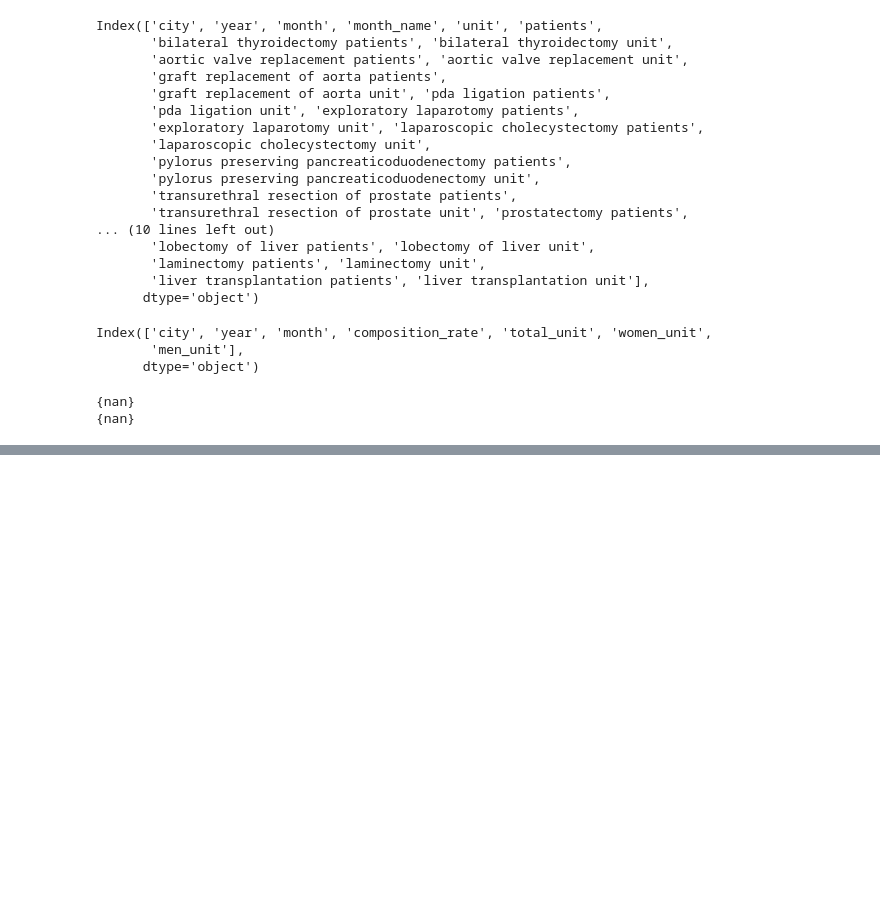
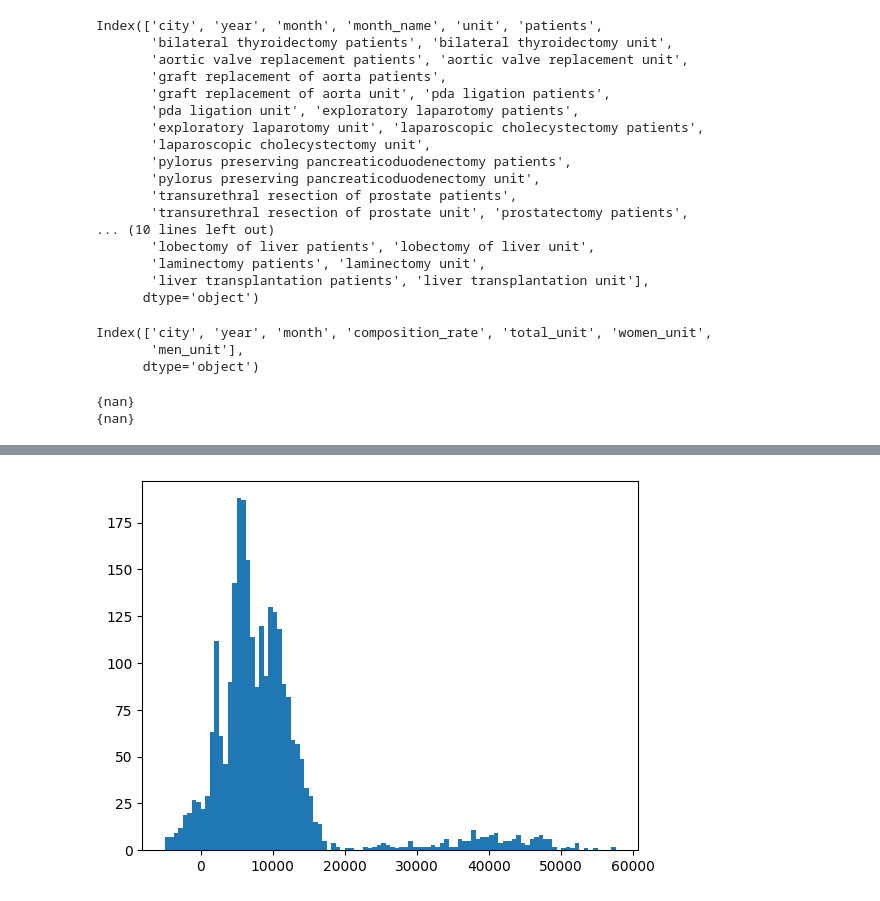
Before and after one commit to hunkim98/korea_blood_data, a Jupyter notebook: model/linear.ipynb, the cells around one changed output, grey strips where cells are left out. Cells and saved outputs as stored; diff of their text form; code cells hidden in the pictures; blank space fills up the shorter version.

```diff
--- a/model/linear.ipynb
+++ b/model/linear.ipynb
@@ -54,0 +99,7 @@ print(set(events_cities) - set(supply_cities))
+# %%
+df["supply_demand_diff"] = df["supply_unit"] - df["demand_patients"]
+
+plt.hist(df["supply_demand_diff"], bins=100)
+plt.show()
+# %% [output]
+[figure, added]
```
Also changed, not shown: parts of 36 cells of this notebook, 2 other files.
